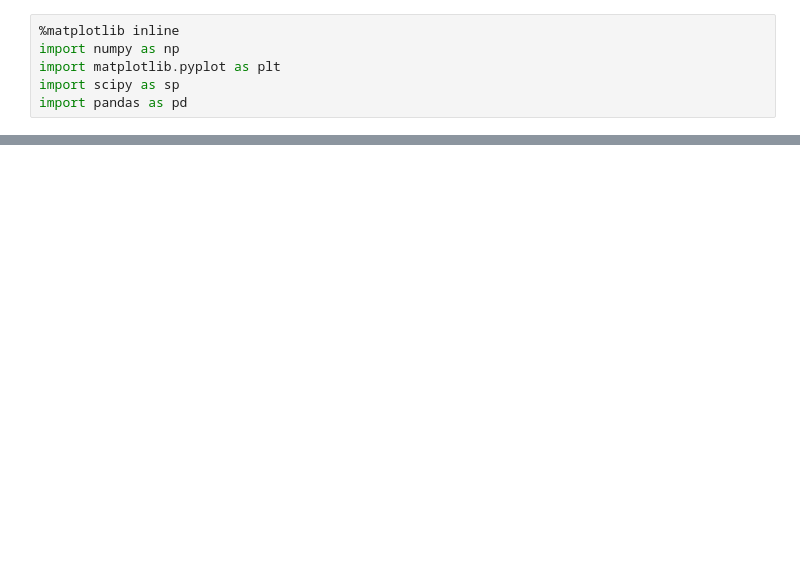
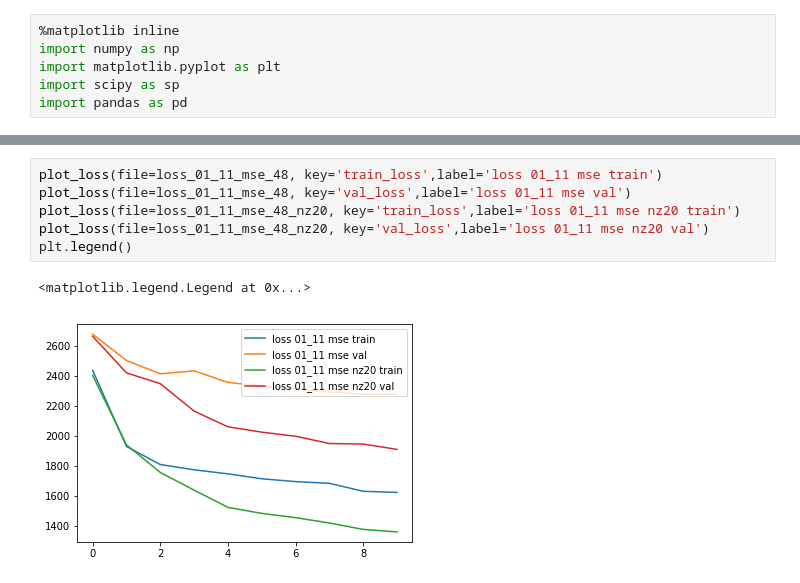
Before and after one commit to SimonTreu/sdvae, a Jupyter notebook: loss.ipynb, the cells around one changed output, grey strips where cells are left out. Cells and saved outputs as stored; diff of their text form; blank space fills up the shorter version.

```diff
--- a/loss.ipynb
+++ b/loss.ipynb
@@ -43 +51,10 @@ def plot_loss(file, key, label):
+# %%
+plot_loss(file=loss_01_11_mse_48, key='train_loss',label='loss 01_11 mse train')
+plot_loss(file=loss_01_11_mse_48, key='val_loss',label='loss 01_11 mse val')
+plot_loss(file=loss_01_11_mse_48_nz20, key='train_loss',label='loss 01_11 mse nz20 train')
+plot_loss(file=loss_01_11_mse_48_nz20, key='val_loss',label='loss 01_11 mse nz20 val')
+plt.legend()
+# %% [output]
+<matplotlib.legend.Legend at 0x...>
+[figure, added]
 # %%
```
Also changed, not shown: parts of 19 cells of this notebook, 2 other files.
